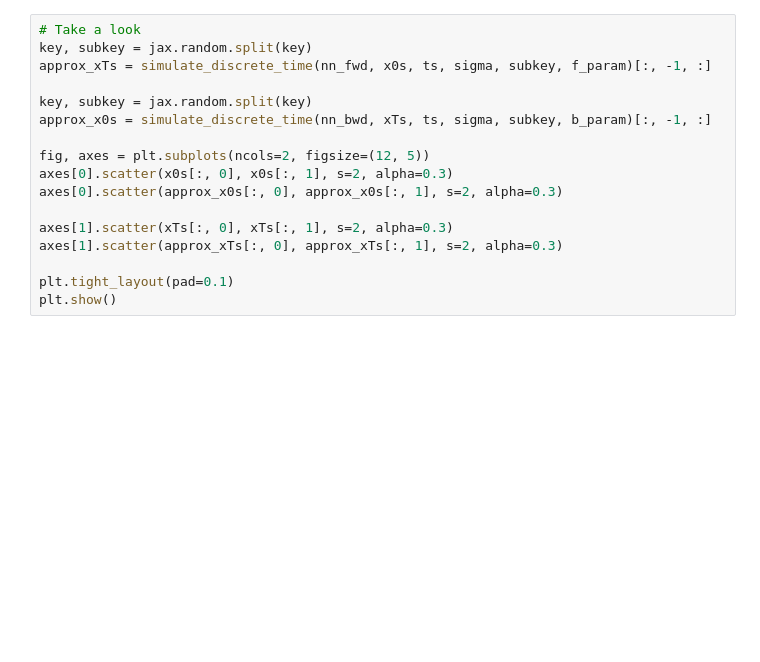
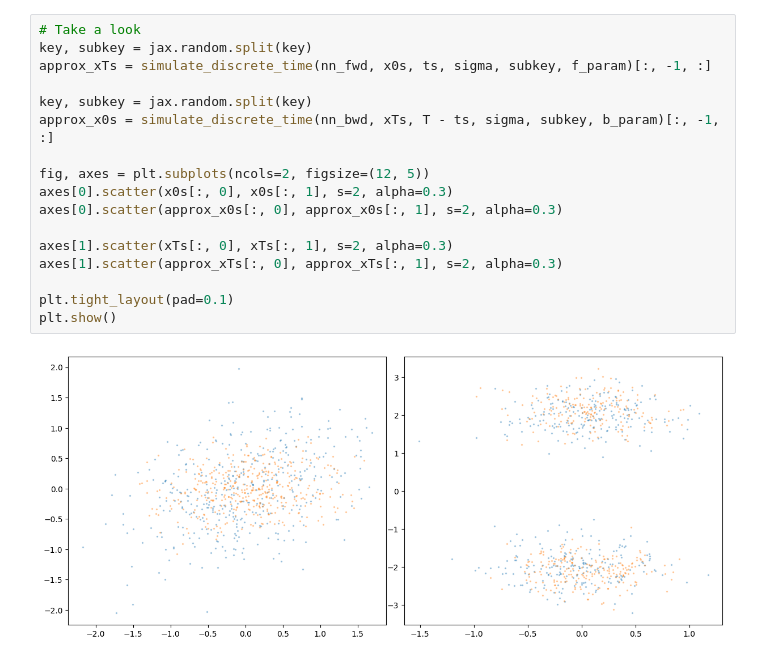
Before and after one commit to zgbkdlm/fbs, a Jupyter notebook: demos/temp2.ipynb, the cells around one changed output. Drawn from its saved outputs; the diff is of its cells as text; blank space fills up the shorter version.

```diff
--- a/demos/temp2.ipynb
+++ b/demos/temp2.ipynb
@@ -241,20 +282,22 @@ for i in range(niters):
 # %%
 # Take a look
 key, subkey = jax.random.split(key)
 approx_xTs = simulate_discrete_time(nn_fwd, x0s, ts, sigma, subkey, f_param)[:, -1, :]
 
 key, subkey = jax.random.split(key)
-approx_x0s = simulate_discrete_time(nn_bwd, xTs, ts, sigma, subkey, b_param)[:, -1, :]
+approx_x0s = simulate_discrete_time(nn_bwd, xTs, T - ts, sigma, subkey, b_param)[:, -1, :]
 
 fig, axes = plt.subplots(ncols=2, figsize=(12, 5))
 axes[0].scatter(x0s[:, 0], x0s[:, 1], s=2, alpha=0.3)
 axes[0].scatter(approx_x0s[:, 0], approx_x0s[:, 1], s=2, alpha=0.3)
 
 axes[1].scatter(xTs[:, 0], xTs[:, 1], s=2, alpha=0.3)
 axes[1].scatter(approx_xTs[:, 0], approx_xTs[:, 1], s=2, alpha=0.3)
 
 plt.tight_layout(pad=0.1)
 plt.show()
+# %% [output]
+[figure, added]
 # %%
 opt_state = optimiser.init(b_param)
 
```
Also changed, not shown: parts of 13 cells of this notebook, 5 other files.
